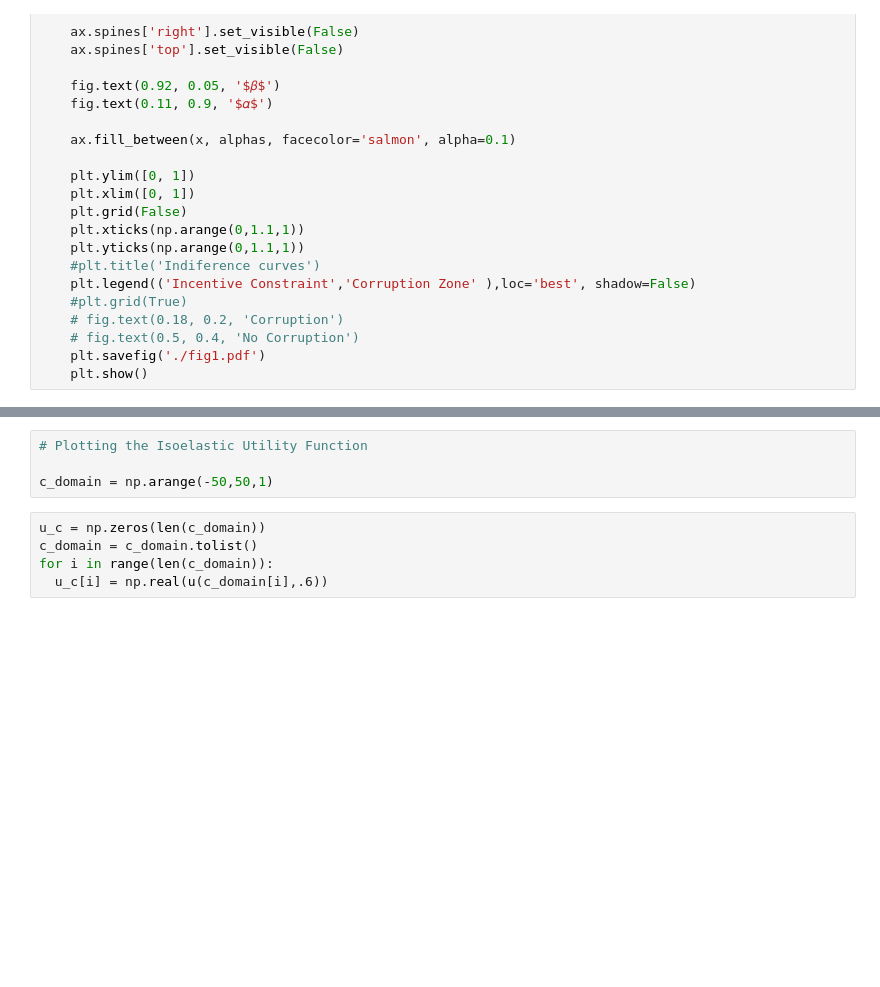
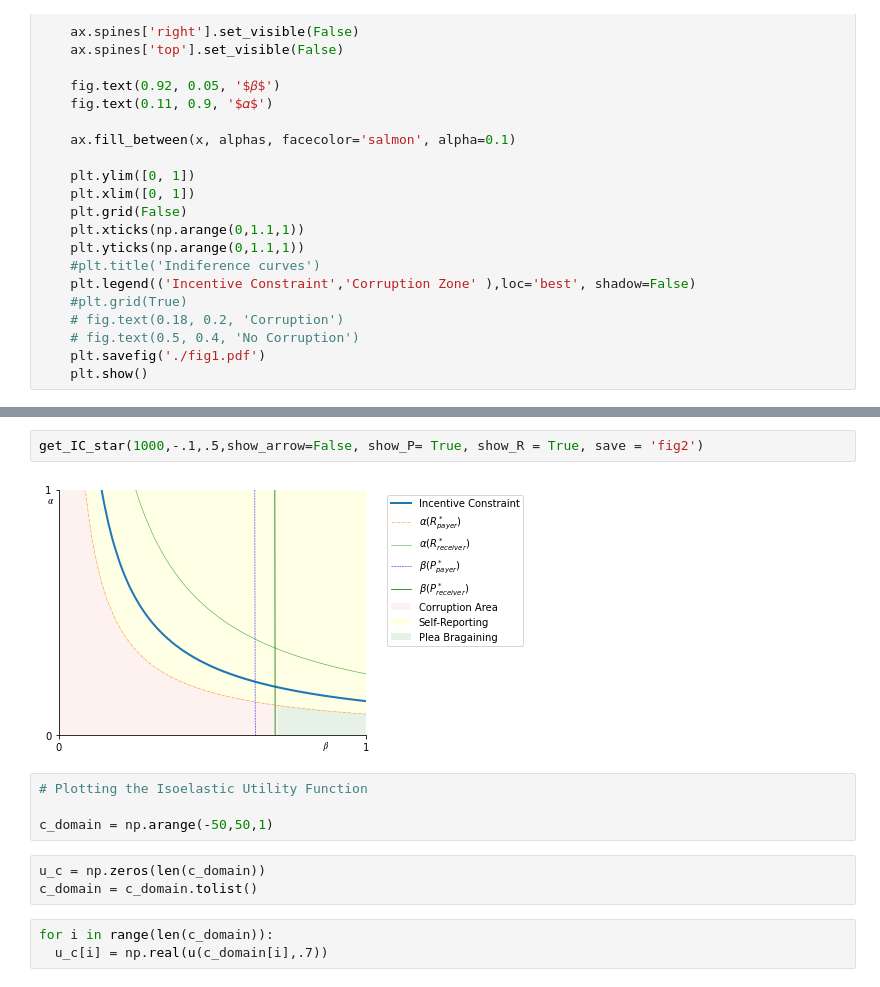
Before and after one commit to caxaxa/Chacha_PhD_Projects, a Jupyter notebook: Incentive_Curves.ipynb, the cells around one changed output, grey strips where cells are left out. Saved outputs shown, nothing was run; the diff lists cells and outputs as text; blank space fills up the shorter version.

```diff
--- a/Incentive_Curves.ipynb
+++ b/Incentive_Curves.ipynb
@@ -232,12 +249,17 @@ u(-100,.5)
+# %%
+get_IC_star(1000,-.1,.5,show_arrow=False, show_P= True, show_R = True, save = 'fig2')
+# %% [output]
+[figure, added]
 # %%
 # Plotting the Isoelastic Utility Function
 
 c_domain = np.arange(-50,50,1)
+# %%
+u_c = np.zeros(len(c_domain))
+c_domain = c_domain.tolist()
 # %%
-u_c = np.zeros(len(c_domain))
-c_domain = c_domain.tolist()
 for i in range(len(c_domain)):
-  u_c[i] = np.real(u(c_domain[i],.6))
+  u_c[i] = np.real(u(c_domain[i],.7))
 # %%
 fig, ax = plt.subplots(figsize = (7,4))
 
```
Also changed, not shown: parts of 17 cells of this notebook.
